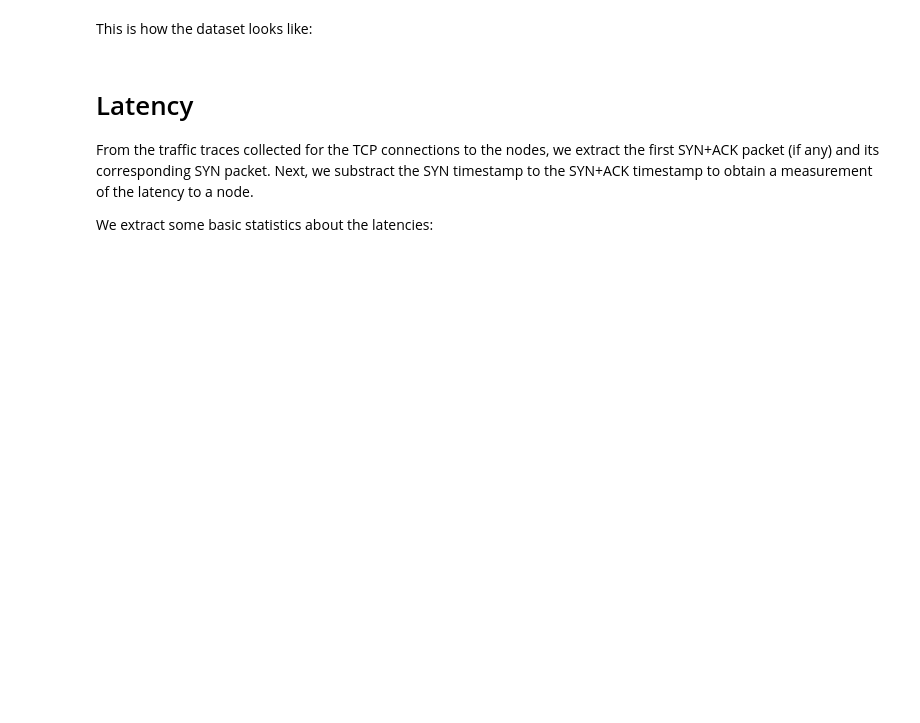
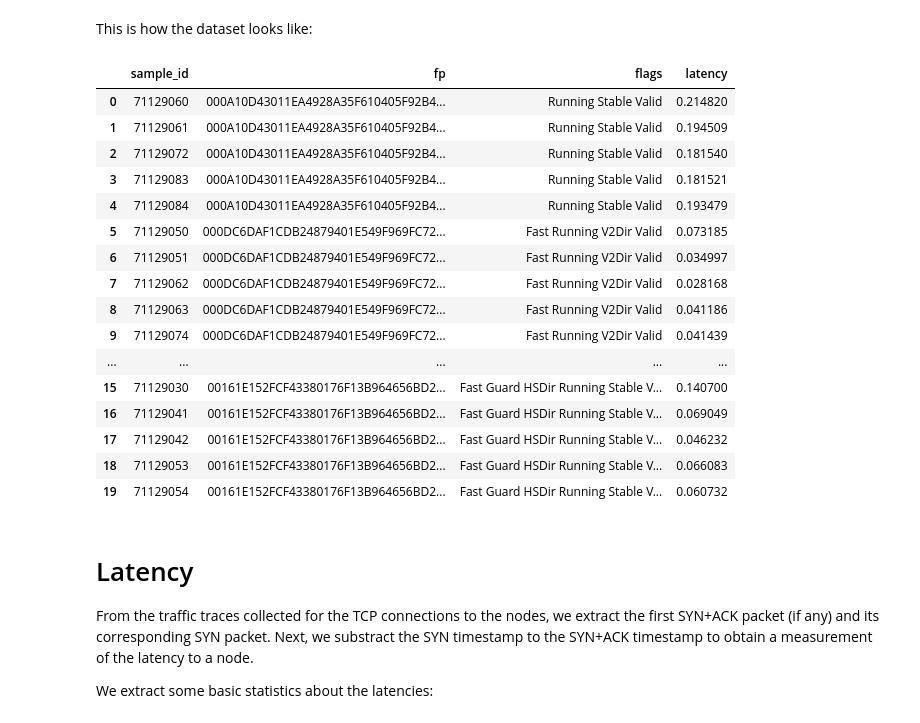
Before and after one commit to mjuarezm/entrystats, a Jupyter notebook: stats_analysis.ipynb, the cells around one changed output. Drawn from its saved outputs; the diff is of its cells as text; code cells hidden in the pictures; blank space fills up the shorter version.

```diff
--- a/stats_analysis.ipynb
+++ b/stats_analysis.ipynb
@@ -70,7 +81,25 @@ print "- An average of", int(avg_num_samples_per_nodes), "samples for each node.
 This is how the dataset looks like:
 # %%
 # load data in a dataframe
-data.head()
+data[:20]
+# %% [output]
+|  | sample_id | fp | flags | latency |
+| 0 | 71129060 | 000A10D43011EA4928A35F610405F92B4... | Running Stable Valid | 0.214820 |
+| 1 | 71129061 | 000A10D43011EA4928A35F610405F92B4... | Running Stable Valid | 0.194509 |
+| 2 | 71129072 | 000A10D43011EA4928A35F610405F92B4... | Running Stable Valid | 0.181540 |
+| 3 | 71129083 | 000A10D43011EA4928A35F610405F92B4... | Running Stable Valid | 0.181521 |
+| 4 | 71129084 | 000A10D43011EA4928A35F610405F92B4... | Running Stable Valid | 0.193479 |
+| 5 | 71129050 | 000DC6DAF1CDB24879401E549F969FC72... | Fast Running V2Dir Valid | 0.073185 |
+| 6 | 71129051 | 000DC6DAF1CDB24879401E549F969FC72... | Fast Running V2Dir Valid | 0.034997 |
+| 7 | 71129062 | 000DC6DAF1CDB24879401E549F969FC72... | Fast Running V2Dir Valid | 0.028168 |
+| 8 | 71129063 | 000DC6DAF1CDB24879401E549F969FC72... | Fast Running V2Dir Valid | 0.041186 |
+| 9 | 71129074 | 000DC6DAF1CDB24879401E549F969FC72... | Fast Running V2Dir Valid | 0.041439 |
+| ... | ... | ... | ... | ... |
+| 15 | 71129030 | 00161E152FCF43380176F13B964656BD2... | Fast Guard HSDir Running Stable V... | 0.140700 |
+| 16 | 71129041 | 00161E152FCF43380176F13B964656BD2... | Fast Guard HSDir Running Stable V... | 0.069049 |
+| 17 | 71129042 | 00161E152FCF43380176F13B964656BD2... | Fast Guard HSDir Running Stable V... | 0.046232 |
+| 18 | 71129053 | 00161E152FCF43380176F13B964656BD2... | Fast Guard HSDir Running Stable V... | 0.066083 |
+| 19 | 71129054 | 00161E152FCF43380176F13B964656BD2... | Fast Guard HSDir Running Stable V... | 0.060732 |
 # %% [markdown]
 # Latency
 
```
Also changed, not shown: parts of 11 cells of this notebook, 1 other file.
